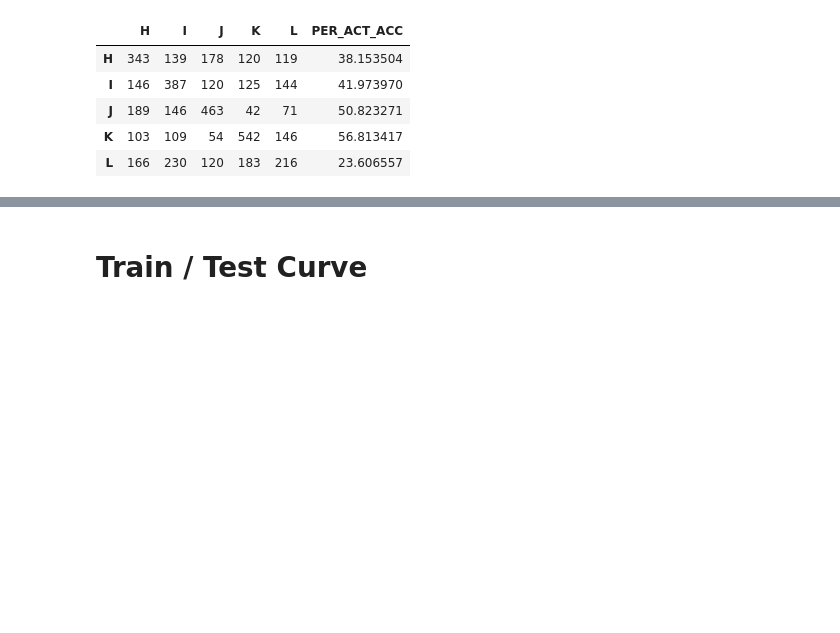
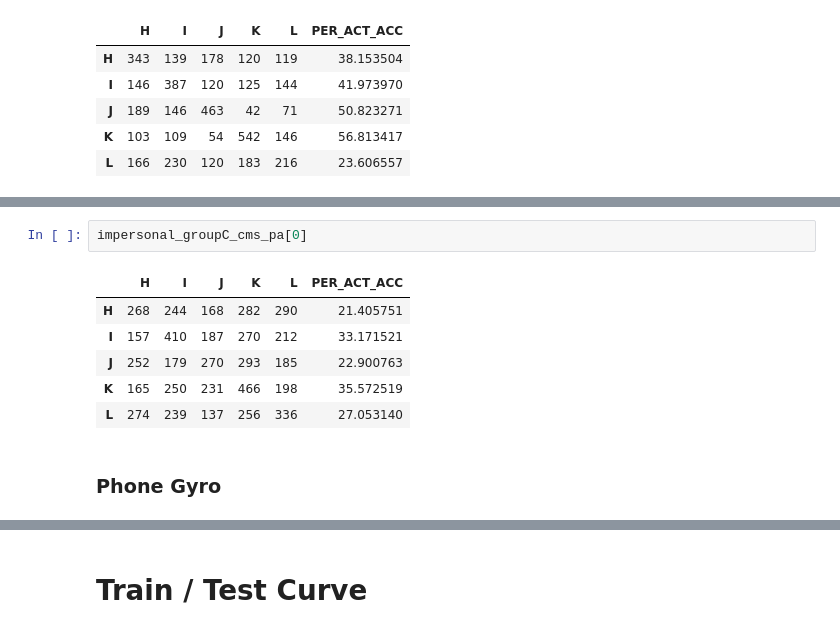
Before and after one commit to abby1ill/AR-sensor-fusion, a Jupyter notebook: Scripts.ipynb, the cells around one changed output, grey strips where cells are left out. Drawn from its saved outputs; the diff is of its cells as text; blank space fills up the shorter version.

```diff
--- a/Scripts.ipynb
+++ b/Scripts.ipynb
@@ -2066,0 +2121,11 @@ impersonal_groupC_cms_wg[0]
+# %%
+impersonal_groupC_cms_pa[0]
+# %% [output]
+|  | H | I | J | K | L | PER_ACT_ACC |
+| H | 268 | 244 | 168 | 282 | 290 | 21.405751 |
+| I | 157 | 410 | 187 | 270 | 212 | 33.171521 |
+| J | 252 | 179 | 270 | 293 | 185 | 22.900763 |
+| K | 165 | 250 | 231 | 466 | 198 | 35.572519 |
+| L | 274 | 239 | 137 | 256 | 336 | 27.053140 |
+# %% [markdown]
+### Phone Gyro
```
Also changed, not shown: parts of 8 cells of this notebook.
